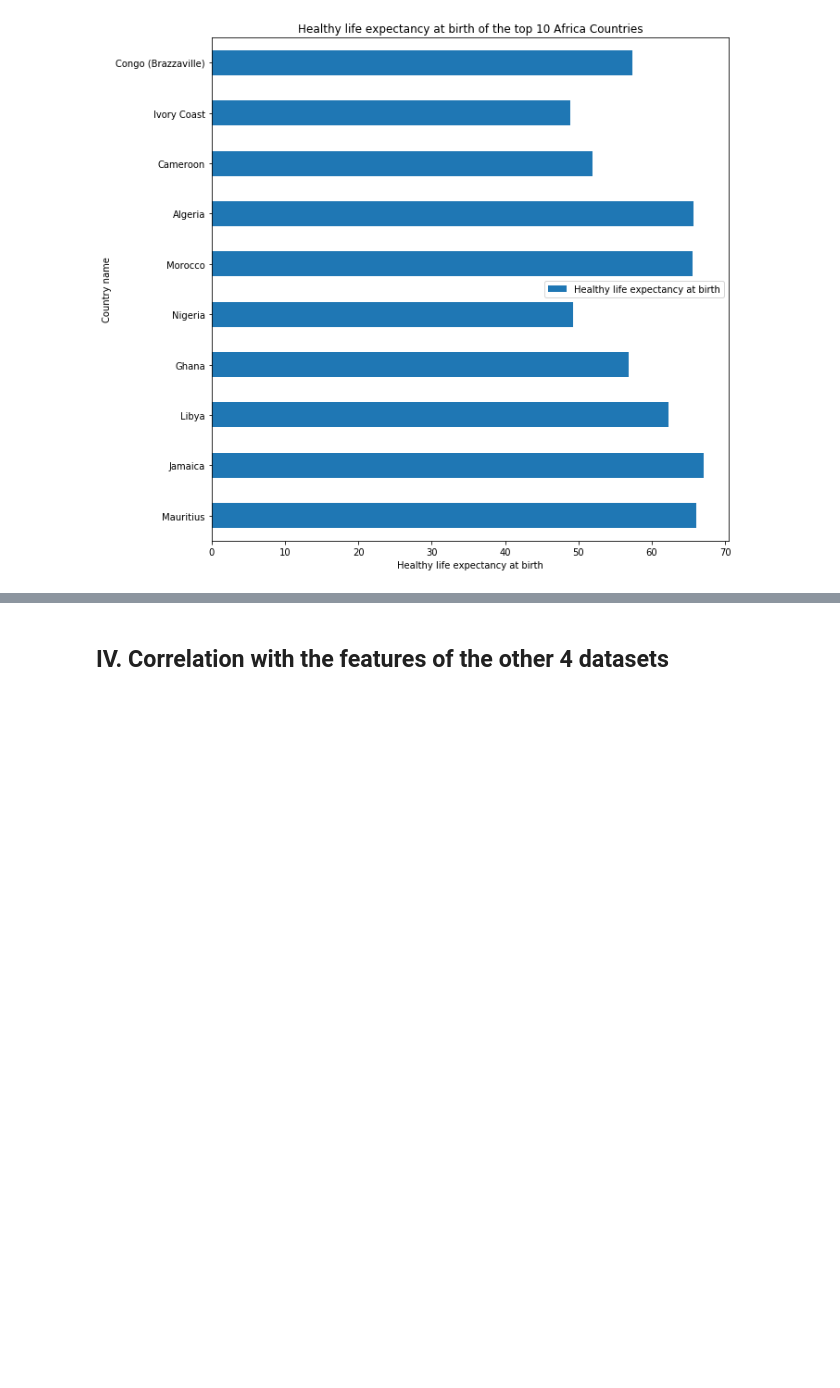
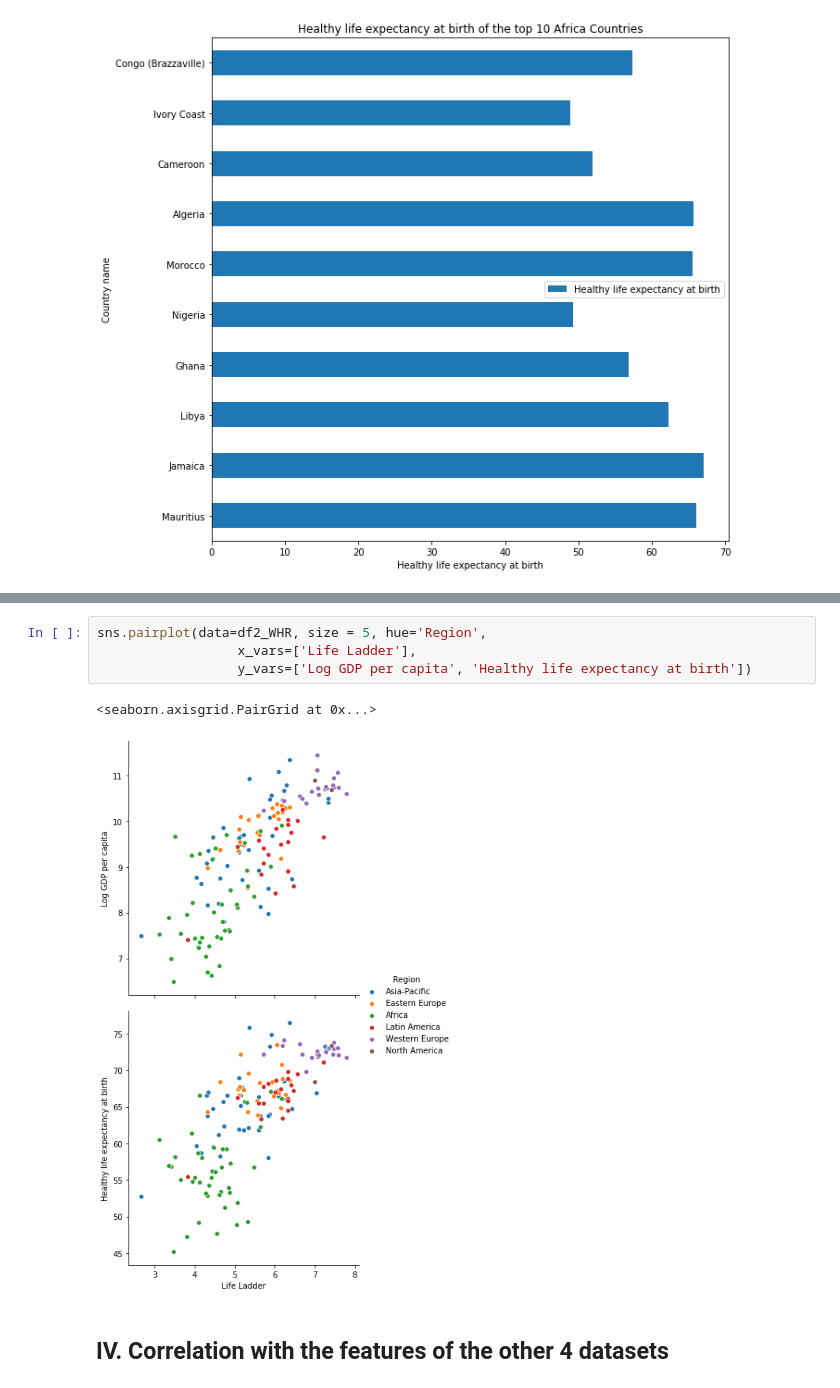
Before and after one commit to hackan98/DMML2019_Team_Nestle, a Jupyter notebook: code/HappinessProjectNestle.ipynb, the cells around one changed output, grey strips where cells are left out. Drawn from its saved outputs; the diff is of its cells as text; blank space fills up the shorter version.

```diff
--- a/code/HappinessProjectNestle.ipynb
+++ b/code/HappinessProjectNestle.ipynb
@@ -933,3 +962,10 @@ Text(0.5, 1.0, 'Healthy life expectancy at birth of the top 10 Africa Countries'
+# %%
+sns.pairplot(data=df2_WHR, size = 5, hue='Region',
+                  x_vars=['Life Ladder'],
+                  y_vars=['Log GDP per capita', 'Healthy life expectancy at birth'])
+# %% [output]
+<seaborn.axisgrid.PairGrid at 0x...>
+[figure, added]
 # %% [markdown]
 ## IV. Correlation with the features of the other 4 datasets
 # %% [markdown]
```
Also changed, not shown: parts of 9 cells of this notebook.
